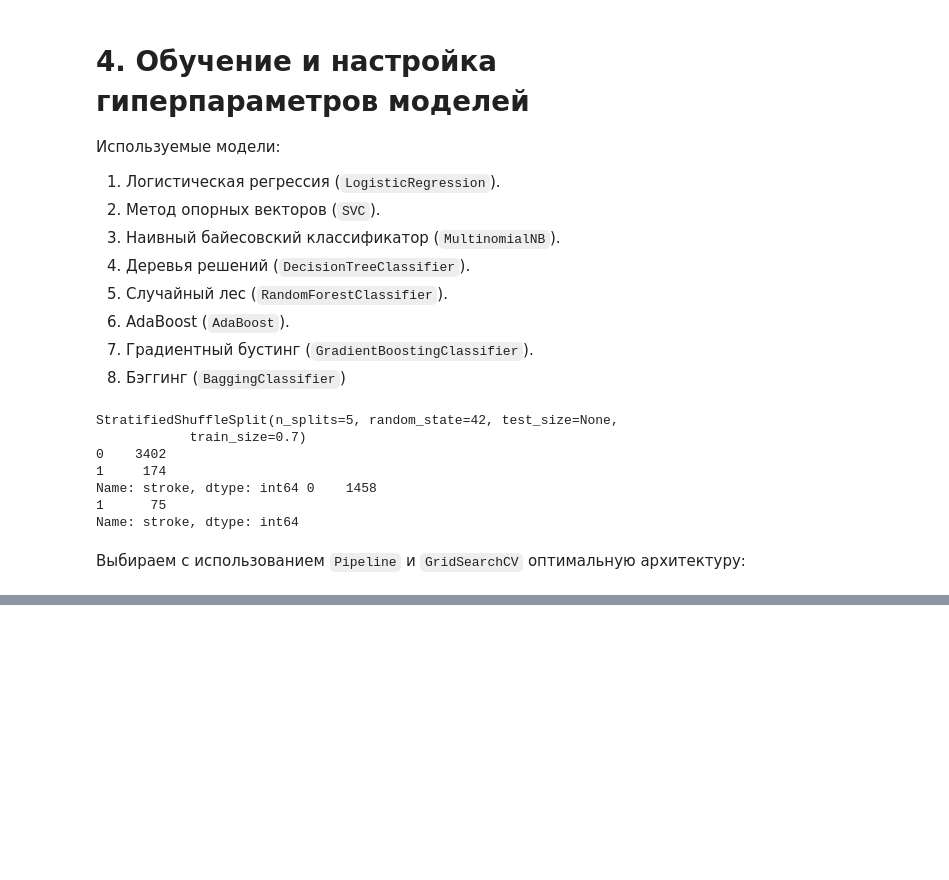
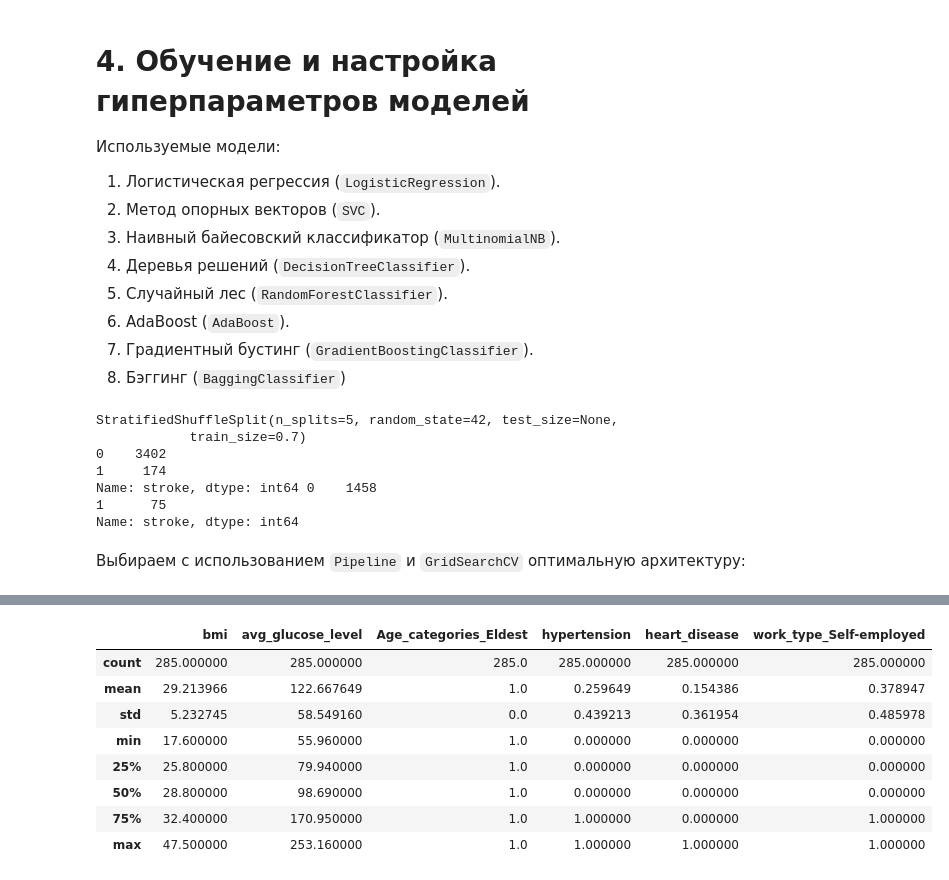
Before and after one commit to Loinen/ml_labs, a Jupyter notebook: ml_stroke_prediction.ipynb, the cells around one changed output, grey strips where cells are left out. Drawn from its saved outputs; the diff is of its cells as text; code cells hidden in the pictures; blank space fills up the shorter version.

```diff
--- a/ml_stroke_prediction.ipynb
+++ b/ml_stroke_prediction.ipynb
@@ -552,0 +717,12 @@ KeyboardInterrupt: ignored
+# %%
+pred[['bmi','avg_glucose_level','Age_categories_Eldest','hypertension','heart_disease','work_type_Self-employed']].describe()
+# %% [output]
+|  | bmi | avg_glucose_level | Age_categories_Eldest | hypertension | heart_disease | work_type_Self-employed |
+| count | 285.000000 | 285.000000 | 285.0 | 285.000000 | 285.000000 | 285.000000 |
+| mean | 29.213966 | 122.667649 | 1.0 | 0.259649 | 0.154386 | 0.378947 |
+| std | 5.232745 | 58.549160 | 0.0 | 0.439213 | 0.361954 | 0.485978 |
+| min | 17.600000 | 55.960000 | 1.0 | 0.000000 | 0.000000 | 0.000000 |
+| 25% | 25.800000 | 79.940000 | 1.0 | 0.000000 | 0.000000 | 0.000000 |
+| 50% | 28.800000 | 98.690000 | 1.0 | 0.000000 | 0.000000 | 0.000000 |
+| 75% | 32.400000 | 170.950000 | 1.0 | 1.000000 | 0.000000 | 1.000000 |
+| max | 47.500000 | 253.160000 | 1.0 | 1.000000 | 1.000000 | 1.000000 |
```
Also changed, not shown: parts of 15 cells of this notebook.
